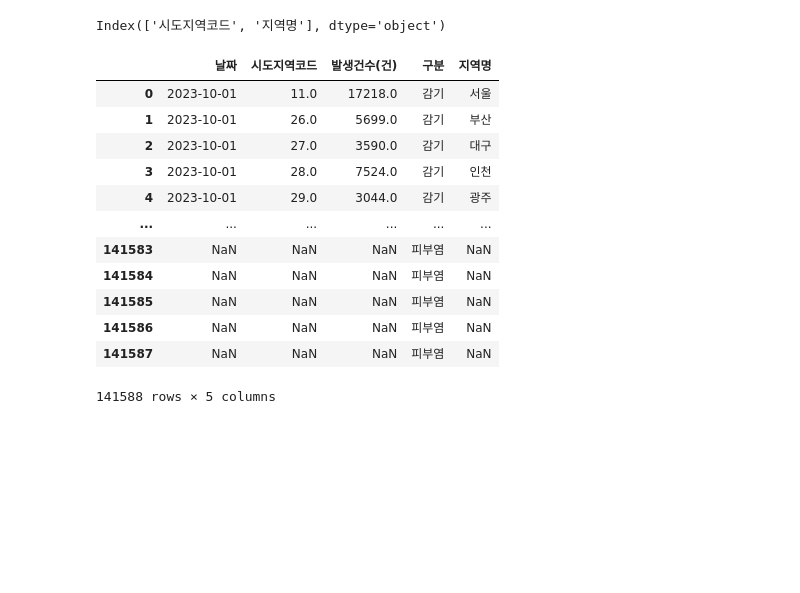
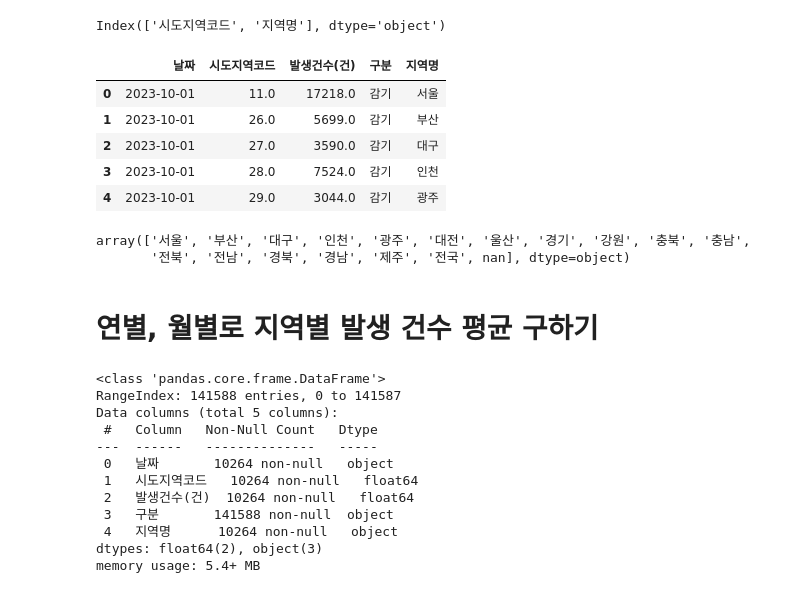
Before and after one commit to sunkyu0711/Python_MegaDataAnalysis_250120, a Jupyter notebook: 4일차_질병.ipynb, the cells around one changed output. Saved outputs shown, nothing was run; the diff lists cells and outputs as text; code cells hidden in the pictures; blank space fills up the shorter version.

```diff
--- a/4일차_질병.ipynb
+++ b/4일차_질병.ipynb
@@ -197,18 +197,33 @@ sido.columns
 Index(['시도지역코드', '지역명'], dtype='object')
 # %%
 data_merge=pd.merge(df,sido,how='left',on='시도지역코드')
-data_merge
+data_merge.head()
 # %% [output]
 |  | 날짜 | 시도지역코드 | 발생건수(건) | 구분 | 지역명 |
 | 0 | 2023-10-01 | 11.0 | 17218.0 | 감기 | 서울 |
 | 1 | 2023-10-01 | 26.0 | 5699.0 | 감기 | 부산 |
 | 2 | 2023-10-01 | 27.0 | 3590.0 | 감기 | 대구 |
 | 3 | 2023-10-01 | 28.0 | 7524.0 | 감기 | 인천 |
 | 4 | 2023-10-01 | 29.0 | 3044.0 | 감기 | 광주 |
-| ... | ... | ... | ... | ... | ... |
-| 141583 | NaN | NaN | NaN | 피부염 | NaN |
-| 141584 | NaN | NaN | NaN | 피부염 | NaN |
-| 141585 | NaN | NaN | NaN | 피부염 | NaN |
-| 141586 | NaN | NaN | NaN | 피부염 | NaN |
-| 141587 | NaN | NaN | NaN | 피부염 | NaN |
-141588 rows × 5 columns
+# %%
+data_merge['지역명'].unique() # nan 지워야!
+# %% [output]
+array(['서울', '부산', '대구', '인천', '광주', '대전', '울산', '경기', '강원', '충북', '충남',
+       '전북', '전남', '경북', '경남', '제주', '전국', nan], dtype=object)
+# %% [markdown]
+# 연별, 월별로 지역별 발생 건수 평균 구하기
+# %%
+data_merge.info() # 날짜는 문자열!
+# %% [output]
+<class 'pandas.core.frame.DataFrame'>
+RangeIndex: 141588 entries, 0 to 141587
+Data columns (total 5 columns):
+ #   Column   Non-Null Count   Dtype
+---  ------   --------------   -----
+ 0   날짜       10264 non-null   object
+ 1   시도지역코드   10264 non-null   float64
+ 2   발생건수(건)  10264 non-null   float64
+ 3   구분       141588 non-null  object
+ 4   지역명      10264 non-null   object
+dtypes: float64(2), object(3)
+memory usage: 5.4+ MB
```
Also changed, not shown: parts of 8 cells of this notebook.
